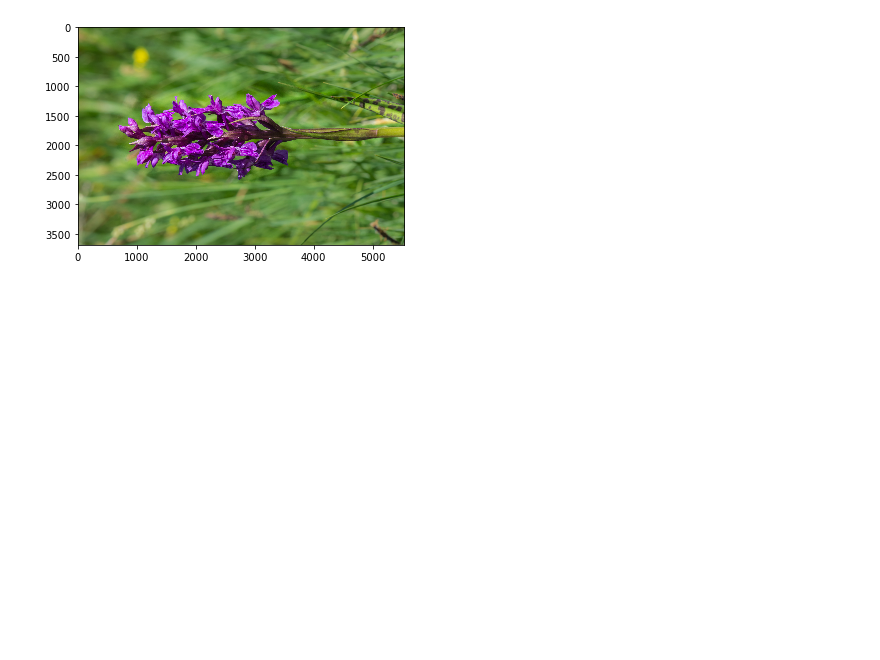
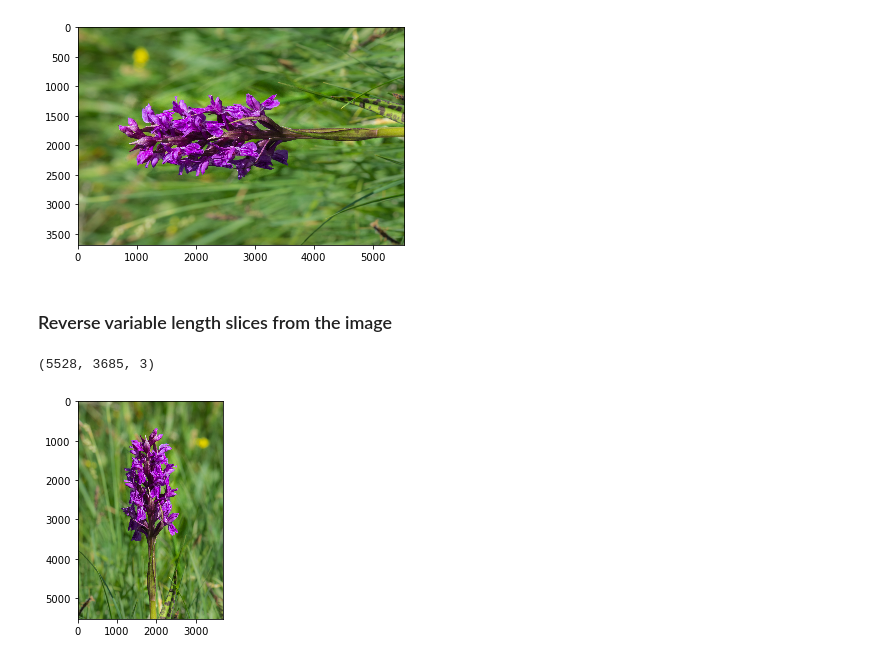
Before and after one commit to abhikbanerjee/Tensorflow_Tutorials, a Jupyter notebook: lesson_3_Tensorflow_Tutorials.ipynb, the cells around one changed output. Drawn from its saved outputs; the diff is of its cells as text; code cells hidden in the pictures; blank space fills up the shorter version.

Commit message:
run a reverse_sequence on a image using tensor flow  - tf.reverse_sequence

```diff
--- a/lesson_3_Tensorflow_Tutorials.ipynb
+++ b/lesson_3_Tensorflow_Tutorials.ipynb
@@ -33,3 +35,27 @@ plt.imshow(result)
 plt.show()
 # %% [output]
 [figure]
+# %% [markdown]
+### Reverse variable length slices from the image
+# %%
+import numpy as np
+import os
+# image is loaded from the previous cells
+height, width, depth = image.shape
+
+# Create a TensorFlow Variable
+x = tf.Variable(image, name='x')
+
+model = tf.global_variables_initializer()
+
+with tf.Session() as session:
+    x = tf.reverse_sequence(x, [width] * height, 1, batch_dim=0)
+    session.run(model)
+    result = session.run(x)
+
+print(result.shape)
+plt.imshow(result)
+plt.show()
+# %% [output]
+(5528, 3685, 3)
+[figure, added]
```
Also changed, not shown: parts of 1 cell of this notebook.
